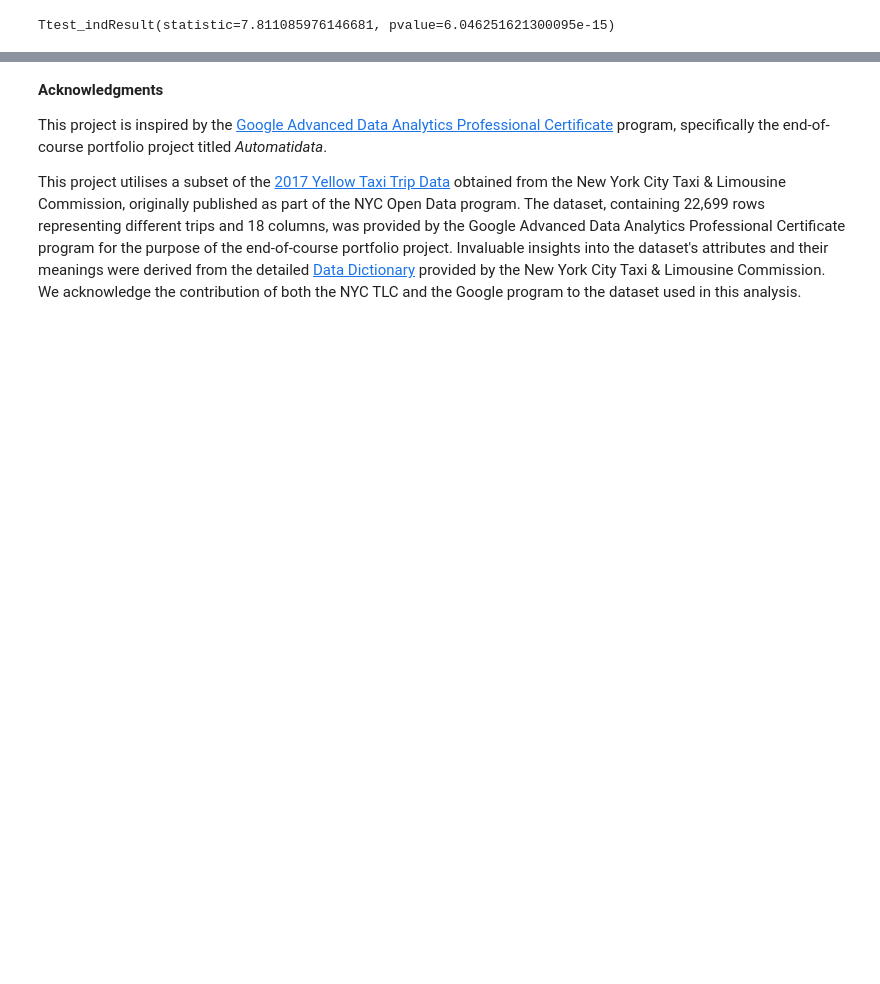
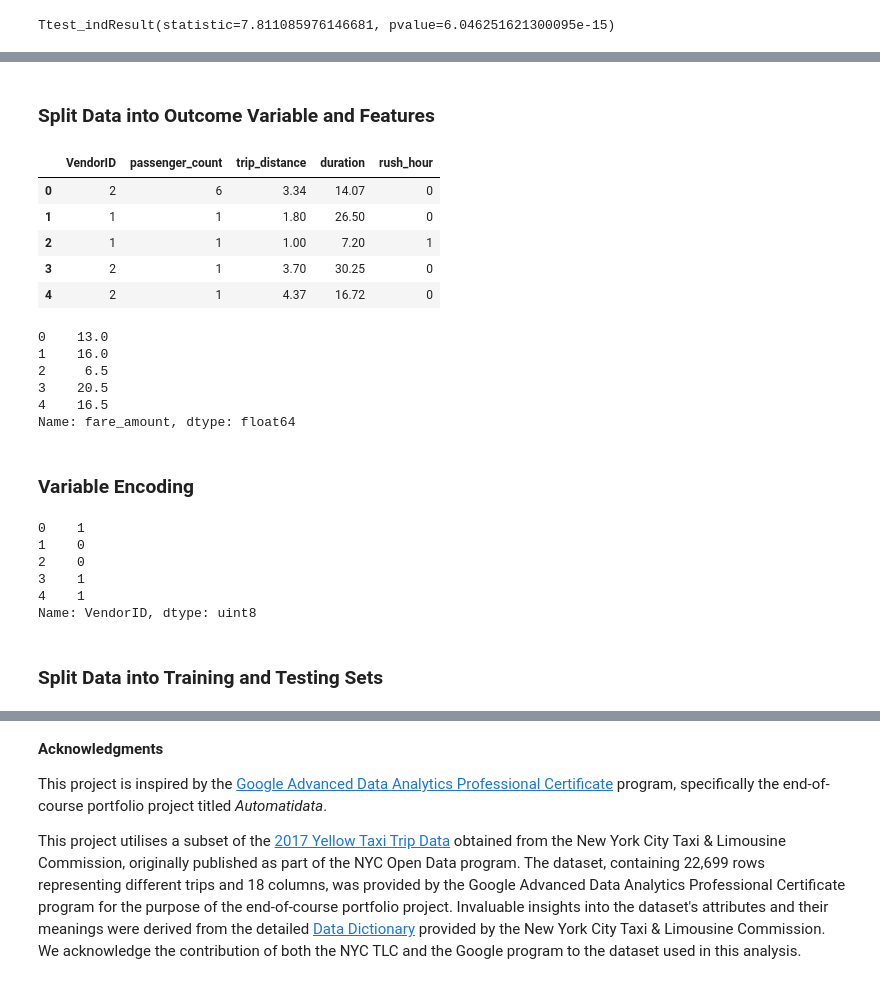
Before and after one commit to sssunri/farecast_NYC-TLC_estimation, a Jupyter notebook: fare_estimation.ipynb, the cells around one changed output, grey strips where cells are left out. Saved outputs shown, nothing was run; the diff lists cells and outputs as text; code cells hidden in the pictures; blank space fills up the shorter version.

Commit message:
fit and train MLR model

```diff
--- a/fare_estimation.ipynb
+++ b/fare_estimation.ipynb
@@ -1270,0 +1271,37 @@ The strong positive correlation (0.93) between `trip_distance` and `fare_amount`
+# %% [markdown]
+### Split Data into Outcome Variable and Features
+# %%
+X = mlr_df.drop(columns='fare_amount')
+X.head()
+# %% [output]
+|  | VendorID | passenger_count | trip_distance | duration | rush_hour |
+| 0 | 2 | 6 | 3.34 | 14.07 | 0 |
+| 1 | 1 | 1 | 1.80 | 26.50 | 0 |
+| 2 | 1 | 1 | 1.00 | 7.20 | 1 |
+| 3 | 2 | 1 | 3.70 | 30.25 | 0 |
+| 4 | 2 | 1 | 4.37 | 16.72 | 0 |
+# %%
+y = mlr_df['fare_amount']
+y.head()
+# %% [output]
+0    13.0
+1    16.0
+2     6.5
+3    20.5
+4    16.5
+Name: fare_amount, dtype: float64
+# %% [markdown]
+### Variable Encoding
+# %%
+X['VendorID'] = X['VendorID'].astype(str)
+X['VendorID'] = pd.get_dummies(X['VendorID'], drop_first=True)
+X['VendorID'].head()
+# %% [output]
+0    1
+1    0
+2    0
+3    1
+4    1
+Name: VendorID, dtype: uint8
+# %% [markdown]
+### Split Data into Training and Testing Sets
```
Also changed, not shown: parts of 41 cells of this notebook.
